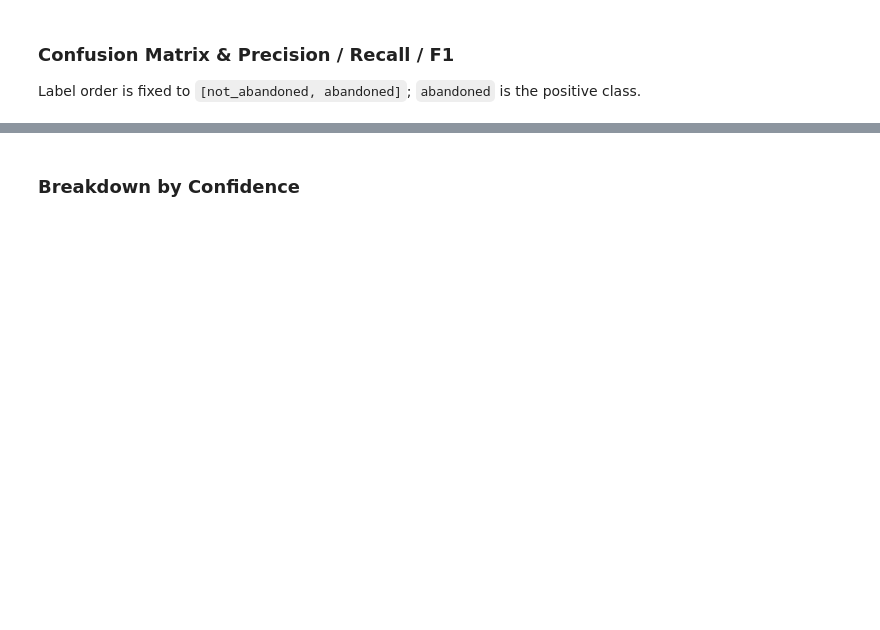
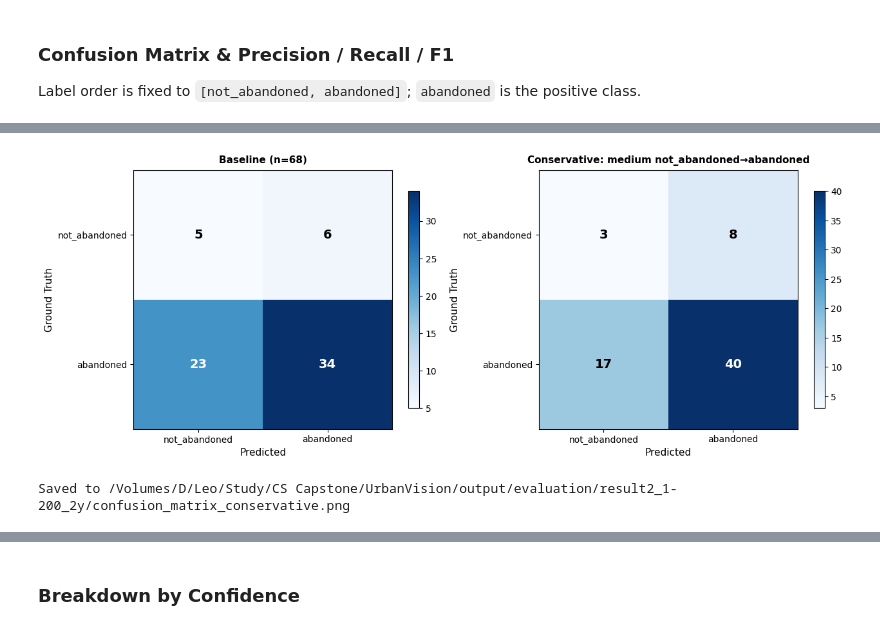
Before and after one commit to zilinwang617/UrbanVision, a Jupyter notebook: notebook/evaluation.ipynb, the cells around one changed output, grey strips where cells are left out. Cells and saved outputs as stored; diff of their text form; code cells hidden in the pictures; blank space fills up the shorter version.

Commit message:
add combination of medium to evaluation

```diff
--- a/notebook/evaluation.ipynb
+++ b/notebook/evaluation.ipynb
@@ -31,7 +31,7 @@ def find_project_root():
 PROJECT_ROOT = find_project_root()
 
 EVAL_CONFIG = {
-    "results_path": PROJECT_ROOT / "result" / "result2.json",
+    "results_path": PROJECT_ROOT / "result" / "result_2.json",
     "ground_truth_path": PROJECT_ROOT / "data" / "cleaned_data.csv",
     "output_dir": PROJECT_ROOT / "output"/"evaluation"/"result2_1-200_2y",
     "label_order": ["not_abandoned", "abandoned"],
@@ -184,0 +253,72 @@ positive = EVAL_CONFIG["positive_label"]
+# %%
+merged["final_decision_conservative"] = merged.apply(
+    lambda row: "abandoned"
+    if (row["final_decision"] == "not_abandoned" and row["confidence"] == "medium")
+    else row["final_decision"],
+    axis=1,
+)
+
+y_pred_cons = merged["final_decision_conservative"].tolist()
+cm_cons = confusion_matrix(y_true, y_pred_cons, labels=labels)
+report_cons = classification_report(
+    y_true, y_pred_cons, labels=labels, output_dict=True, zero_division=0
+)
+
+n_reclassified = int((merged["final_decision"] != merged["final_decision_conservative"]).sum())
+n_correct_cons = int((merged["final_decision_conservative"] == merged["gt_label"]).sum())
+
+print(f"Records reclassified (medium not_abandoned → abandoned): {n_reclassified}")
+print(f"Accuracy: {n_correct_cons}/{n_total} = {n_correct_cons/n_total:.4f}  (baseline: {accuracy:.4f})")
+print()
+print("Confusion matrix (rows=ground truth, cols=predicted):")
+cm_cons_df = pd.DataFrame(cm_cons, index=[f"GT={l}" for l in labels], columns=[f"Pred={l}" for l in labels])
+print(cm_cons_df.to_string())
+print()
+print("Classification report:")
+print(classification_report(y_true, y_pred_cons, labels=labels, zero_division=0))
+
+# ── Side-by-side heatmap ─────────────────────────────────────────────────────
+fig, axes = plt.subplots(1, 2, figsize=(13, 5))
+
+for ax, matrix, title in zip(
+    axes,
+    [cm, cm_cons],
+    [f"Baseline (n={n_total})", f"Conservative: medium not_abandoned→abandoned"],
+):
+    im = ax.imshow(matrix, cmap="Blues")
+    ax.set_xticks(range(len(labels)))
+    ax.set_yticks(range(len(labels)))
+    ax.set_xticklabels(labels)
+    ax.set_yticklabels(labels)
+    ax.set_xlabel("Predicted", fontsize=11)
+    ax.set_ylabel("Ground Truth", fontsize=11)
+    ax.set_title(title, fontsize=11, fontweight="bold", pad=8)
+    threshold = matrix.max() / 2.0
+    for i in range(matrix.shape[0]):
+        for j in range(matrix.shape[1]):
+            color = "white" if matrix[i, j] > threshold else "black"
+            ax.text(j, i, str(matrix[i, j]), ha="center", va="center",
+                    color=color, fontsize=14, fontweight="bold")
+    plt.colorbar(im, ax=ax, shrink=0.8)
+
+plt.tight_layout()
+cm_cons_path = EVAL_CONFIG["output_dir"] / "confusion_matrix_conservative.png"
+plt.savefig(cm_cons_path, dpi=150, bbox_inches="tight")
+plt.show()
+print(f"Saved to {cm_cons_path}")
+
+positive = EVAL_CONFIG["positive_label"]
+{
+    "n_reclassified": n_reclassified,
+    "accuracy_conservative": round(n_correct_cons / n_total, 4),
+    "accuracy_baseline": round(accuracy, 4),
+    f"precision[{positive}]_conservative": round(report_cons[positive]["precision"], 4),
+    f"recall[{positive}]_conservative": round(report_cons[positive]["recall"], 4),
+    f"f1[{positive}]_conservative": round(report_cons[positive]["f1-score"], 4),
+    "macro_f1_conservative": round(report_cons["macro avg"]["f1-score"], 4),
+    f"precision[{positive}]_baseline": round(report_dict[positive]["precision"], 4),
+    f"recall[{positive}]_baseline": round(report_dict[positive]["recall"], 4),
+    f"f1[{positive}]_baseline": round(report_dict[positive]["f1-score"], 4),
+    "macro_f1_baseline": round(report_dict["macro avg"]["f1-score"], 4),
+}
+# %% [output]
@@ -184,0 +342,2 @@ positive = EVAL_CONFIG["positive_label"]
+[figure, added]
+Saved to /Volumes/D/Leo/Study/CS Capstone/UrbanVision/output/evaluation/result2_1-200_2y/confusion_matrix_conservative.png
```
Also changed, not shown: parts of 9 cells of this notebook.
